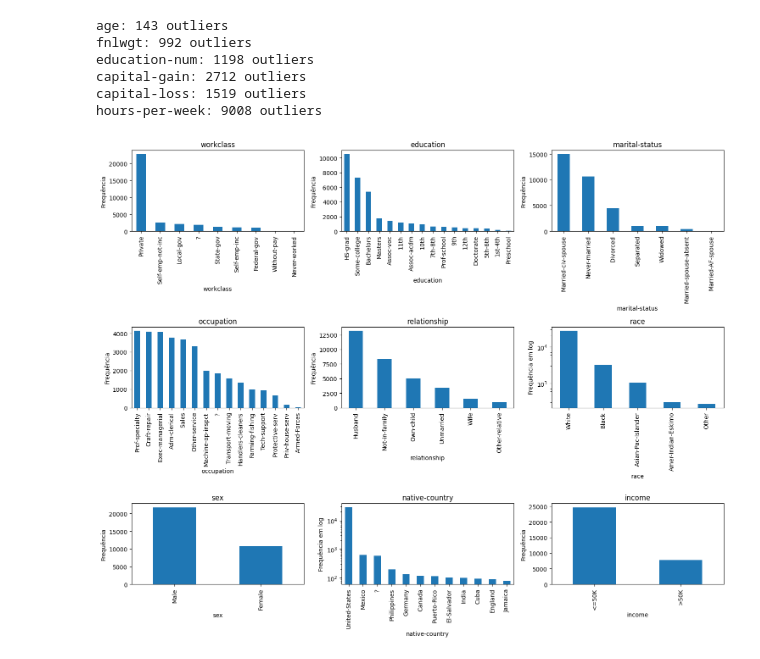
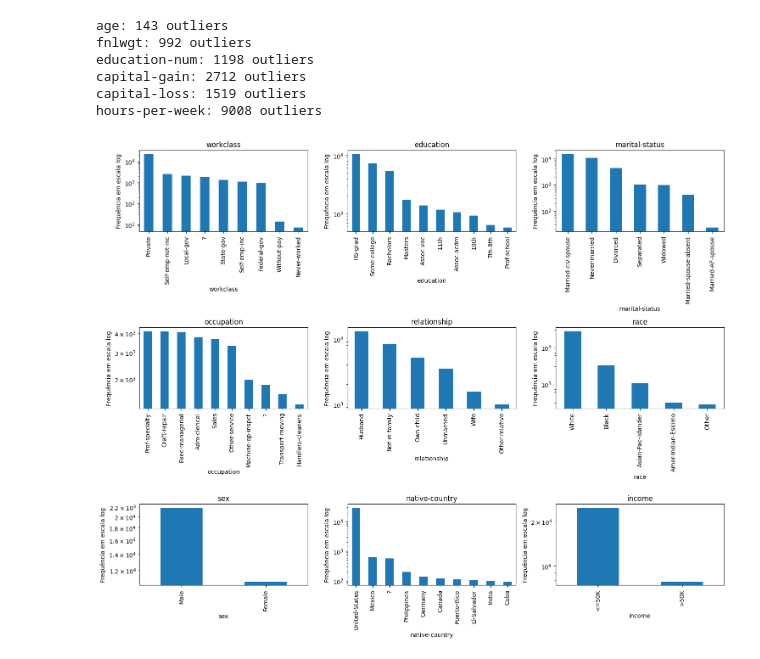
Before and after one commit to iranhonorato/APS-Machine-Learning, a Jupyter notebook: src/projeto_eda.ipynb, the cells around one changed output. Saved outputs shown, nothing was run; the diff lists cells and outputs as text; code cells hidden in the pictures.

```diff
--- a/src/projeto_eda.ipynb
+++ b/src/projeto_eda.ipynb
@@ -249,22 +249,14 @@ capital-loss: 1519 outliers
 hours-per-week: 9008 outliers
 # %%
 fig, axes = plt.subplots(3, 3, figsize=(15, 12))
-
 axes = axes.flatten()
+plt.title("Frquências em variáveis categóricas")
 
 for i, col in enumerate(cat):
-    if col == "native-country":
-        df[col].value_counts().head(12).plot(kind='bar', ax=axes[i], title=col, logy=True)
-        axes[i].set_ylabel('Frequência em log')
-        continue
-    if col == "race":
-        df[col].value_counts().head(12).plot(kind='bar', ax=axes[i], title=col, logy=True)
-        axes[i].set_ylabel('Frequência em log')
-        continue
-    df[col].value_counts().plot(kind='bar', ax=axes[i], title=col)
-    axes[i].set_ylabel('Frequência')
+    df[col].value_counts().head(10).plot(kind='bar', ax=axes[i], title=col, logy=True)
+    axes[i].set_ylabel('Frequência em escala log')
 
 plt.tight_layout()
 plt.show()
 # %% [output]
-[figure, old version]
+[figure, new version]
```
Also changed, not shown: 1 other file.
